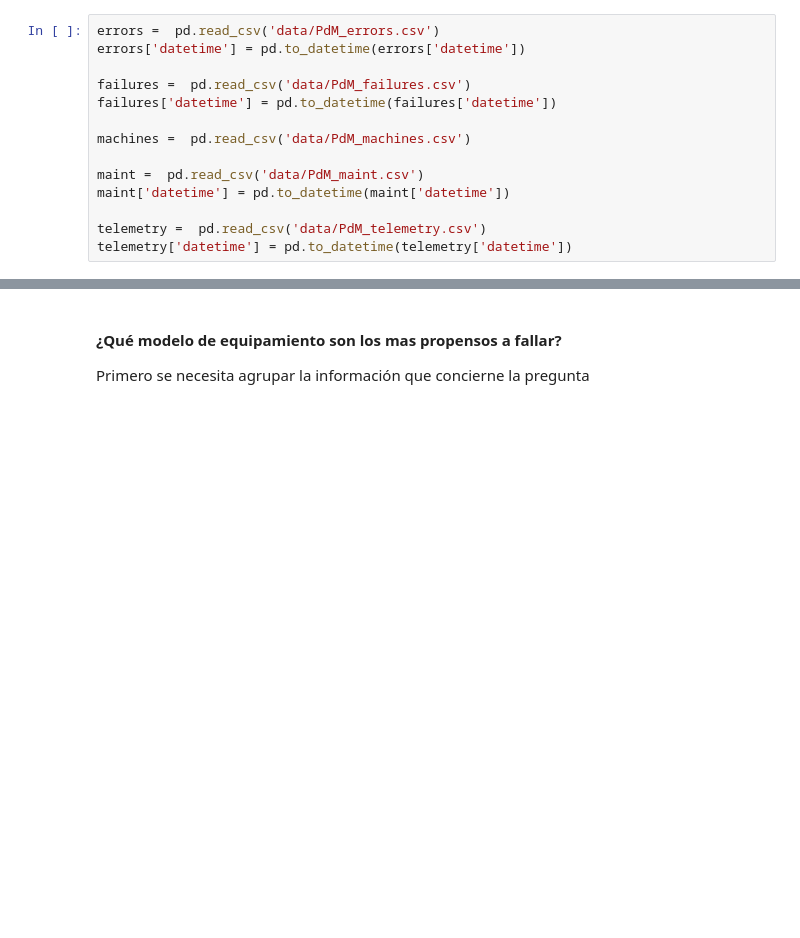
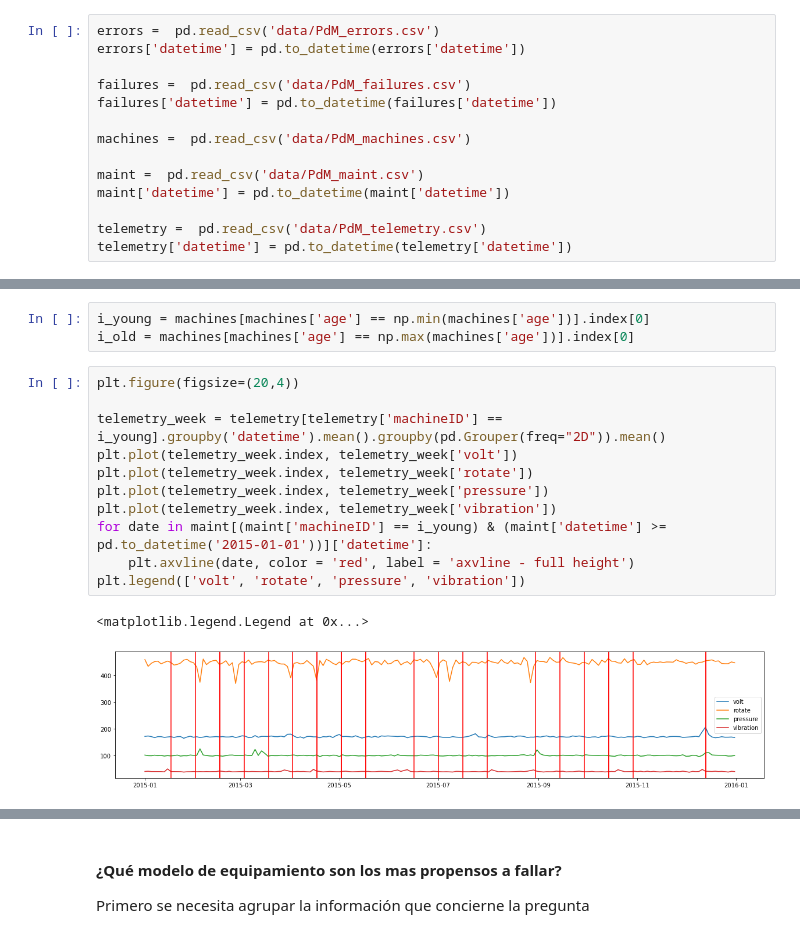
Before and after one commit to Brami01/TIC_Project_PM, a Jupyter notebook: main.ipynb, the cells around one changed output, grey strips where cells are left out. Cells and saved outputs as stored; diff of their text form; blank space fills up the shorter version.

```diff
--- a/main.ipynb
+++ b/main.ipynb
@@ -124,0 +155,17 @@ plt.xticks(np.arange(len(e.index)), labels=e.index)'''
+# %%
+i_young = machines[machines['age'] == np.min(machines['age'])].index[0]
+i_old = machines[machines['age'] == np.max(machines['age'])].index[0]
+# %%
+plt.figure(figsize=(20,4))
+
+telemetry_week = telemetry[telemetry['machineID'] == i_young].groupby('datetime').mean().groupby(pd.Grouper(freq="2D")).mean()
+plt.plot(telemetry_week.index, telemetry_week['volt'])
+plt.plot(telemetry_week.index, telemetry_week['rotate'])
+plt.plot(telemetry_week.index, telemetry_week['pressure'])
+plt.plot(telemetry_week.index, telemetry_week['vibration'])
+for date in maint[(maint['machineID'] == i_young) & (maint['datetime'] >= pd.to_datetime('2015-01-01'))]['datetime']:
+    plt.axvline(date, color = 'red', label = 'axvline - full height')
+plt.legend(['volt', 'rotate', 'pressure', 'vibration'])
+# %% [output]
+<matplotlib.legend.Legend at 0x...>
+[figure, added]
```
Also changed, not shown: parts of 6 cells of this notebook.
